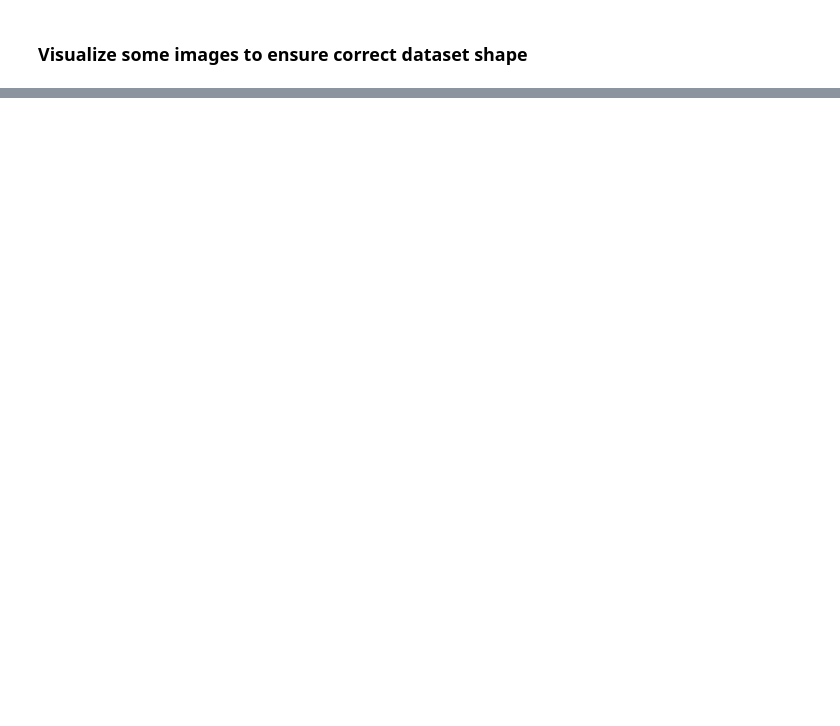
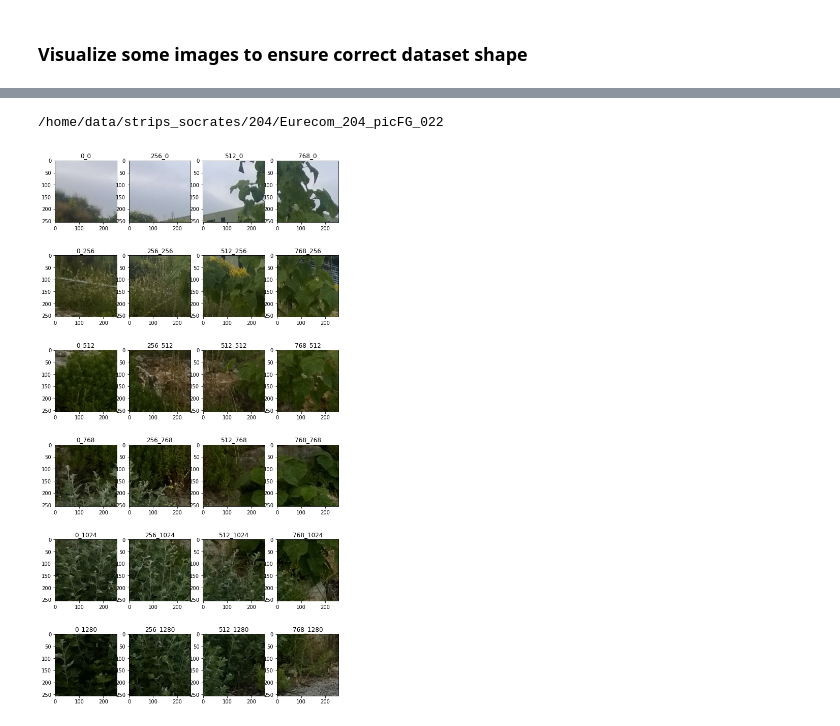
Before and after one commit to bernatGene/SiamSCI, a Jupyter notebook: generate_strips.ipynb, the cells around one changed output, grey strips where cells are left out. Saved outputs shown, nothing was run; the diff lists cells and outputs as text; code cells hidden in the pictures; blank space fills up the shorter version.

Commit message:
Correct strip generation and dataset cleaning

```diff
--- a/generate_strips.ipynb
+++ b/generate_strips.ipynb
@@ -23,0 +27,3 @@ out_datadir = "/tf/studprojskrabec/images/strips_socrates"
+# %%
+ori_datadir = "/home/data/socrates/"
+out_datadir = "/home/data/strips_socrates"
@@ -131,15 +142,24 @@ print(images, strips, min_images, min_strips)
 check where and delete. There was only one, so manually deleted. For future report it was eurecom_104_picFG_0_30
 # %%
 strips_std = []
-for std in dataset:
+for i, std in enumerate(dataset):
     nstrips = len(std[0][1])
-    nstripsi = [std[0][0], nstrips]
+    for im in std:
+        if len(im[1]) > nstrips:
+            nstrips = len(im[1])
+    nstripsi = [std[0][0], f"Images: {len(std)}", f"strips: {nstrips}"]
+    new_std = []
     for im in std:
         if len(im[1]) != nstrips:
-            nstripsi.append(len(im[1]))
-            std.remove(im)
             print(im[0])
+        else:
+            new_std.append(im)
+    dataset[i] = new_std
     strips_std.append(nstripsi)
+# %%
+for std in dataset:
+    if len(std) < 10:
+        dataset.remove(std)
 # %%
 strips_std
 # %% [output]
@@ -164,12 +211,16 @@ with open(os.path.join(out_datadir, 'dataset_info.json')) as f:
 # %%
 test_s = dataset[0]
-test_img = test_s['Eurecom_101_picFG_013']
+test_img = test_s[60][1]
 base_name = ('_').join(test_img[0].split('_')[0:5])
+print(base_name)
 plt.figure(figsize=(10,20))
 for y in range(0, 6):
     for x in range(0,4):
         strip = cv2.imread(f'{base_name}_{x*256}_{y*256}.PNG')
         ax = plt.subplot(6, 4, (y*4+x)+1)
         ax.imshow(strip[:,:,::-1])
         ax.set_title(f'{x*256}_{y*256}')
 plt.show()
+# %% [output]
+/home/data/strips_socrates/204/Eurecom_204_picFG_022
+[figure, added]
```
Also changed, not shown: parts of 8 cells of this notebook.
